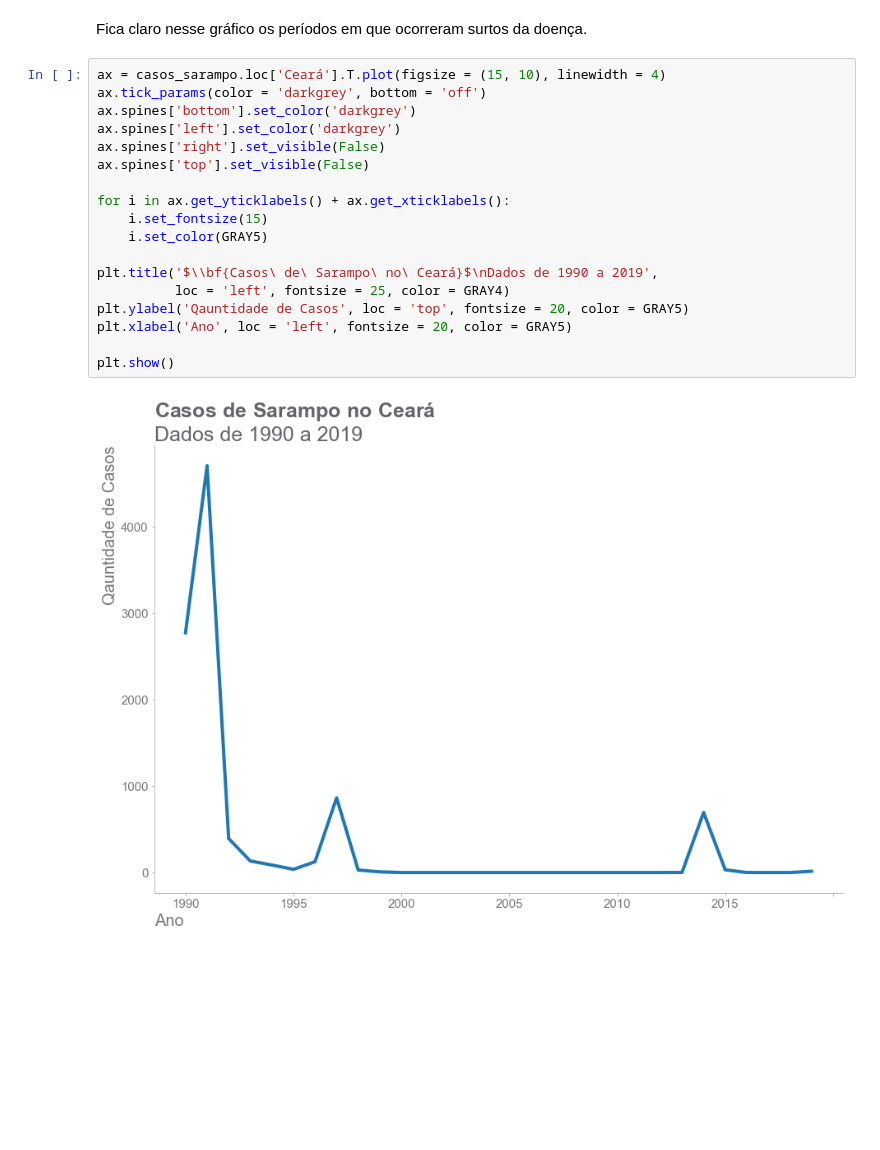
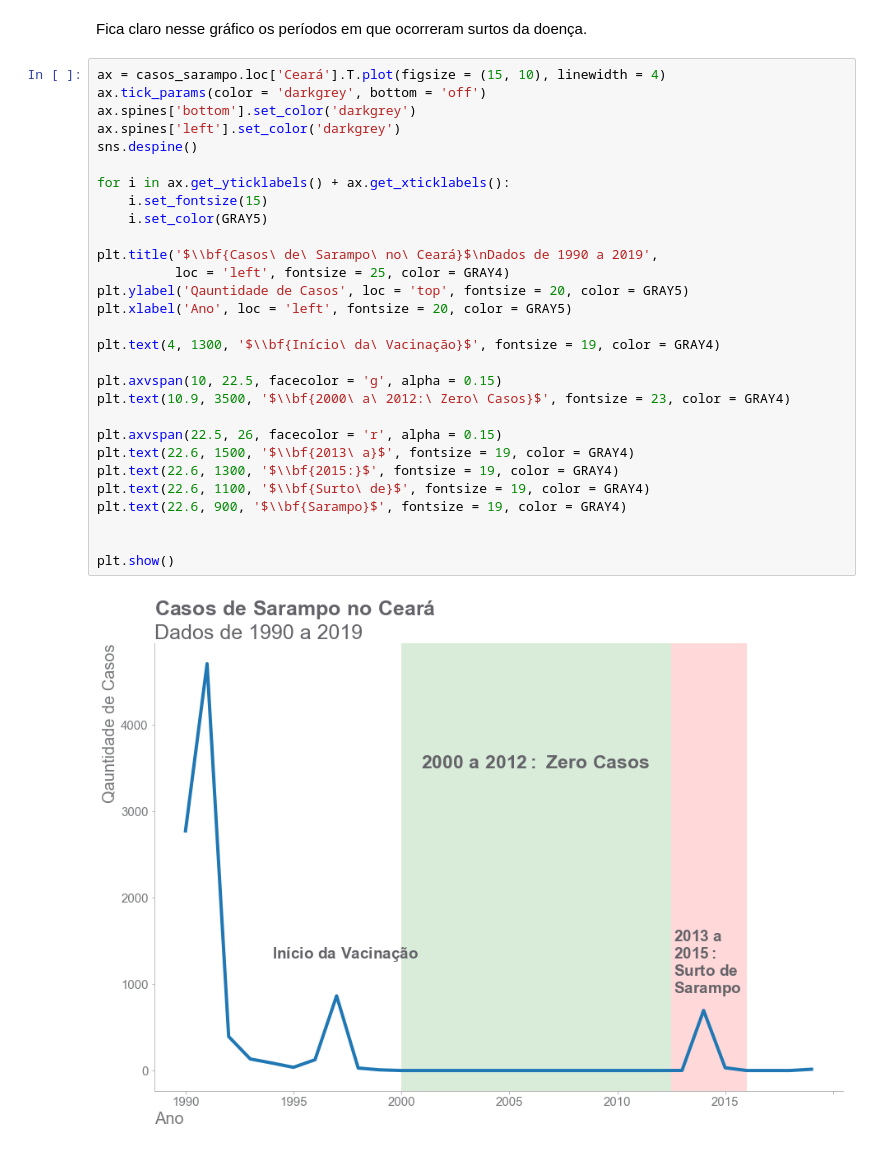
Before and after one commit to diascarolina/vacinacao-geral-no-brasil, a Jupyter notebook: notebooks/sarampo.ipynb, the cells around one changed output. Saved outputs shown, nothing was run; the diff lists cells and outputs as text; blank space fills up the shorter version.

```diff
--- a/notebooks/sarampo.ipynb
+++ b/notebooks/sarampo.ipynb
@@ -86,20 +85,31 @@ Fica claro nesse gráfico os períodos em que ocorreram surtos da doença.
 # %%
 ax = casos_sarampo.loc['Ceará'].T.plot(figsize = (15, 10), linewidth = 4)
 ax.tick_params(color = 'darkgrey', bottom = 'off')
 ax.spines['bottom'].set_color('darkgrey')
 ax.spines['left'].set_color('darkgrey')
-ax.spines['right'].set_visible(False)
-ax.spines['top'].set_visible(False)
+sns.despine()
 
 for i in ax.get_yticklabels() + ax.get_xticklabels():
     i.set_fontsize(15)
     i.set_color(GRAY5)
 
 plt.title('$\\bf{Casos\ de\ Sarampo\ no\ Ceará}$\nDados de 1990 a 2019',
           loc = 'left', fontsize = 25, color = GRAY4)
 plt.ylabel('Qauntidade de Casos', loc = 'top', fontsize = 20, color = GRAY5)
 plt.xlabel('Ano', loc = 'left', fontsize = 20, color = GRAY5)
 
+plt.text(4, 1300, '$\\bf{Início\ da\ Vacinação}$', fontsize = 19, color = GRAY4)
+
+plt.axvspan(10, 22.5, facecolor = 'g', alpha = 0.15)
+plt.text(10.9, 3500, '$\\bf{2000\ a\ 2012:\ Zero\ Casos}$', fontsize = 23, color = GRAY4)
+
+plt.axvspan(22.5, 26, facecolor = 'r', alpha = 0.15)
+plt.text(22.6, 1500, '$\\bf{2013\ a}$', fontsize = 19, color = GRAY4)
+plt.text(22.6, 1300, '$\\bf{2015:}$', fontsize = 19, color = GRAY4)
+plt.text(22.6, 1100, '$\\bf{Surto\ de}$', fontsize = 19, color = GRAY4)
+plt.text(22.6, 900, '$\\bf{Sarampo}$', fontsize = 19, color = GRAY4)
+
+
 plt.show()
 # %% [output]
-[figure, old version]
+[figure, new version]
```
Also changed, not shown: parts of 2 cells of this notebook.
